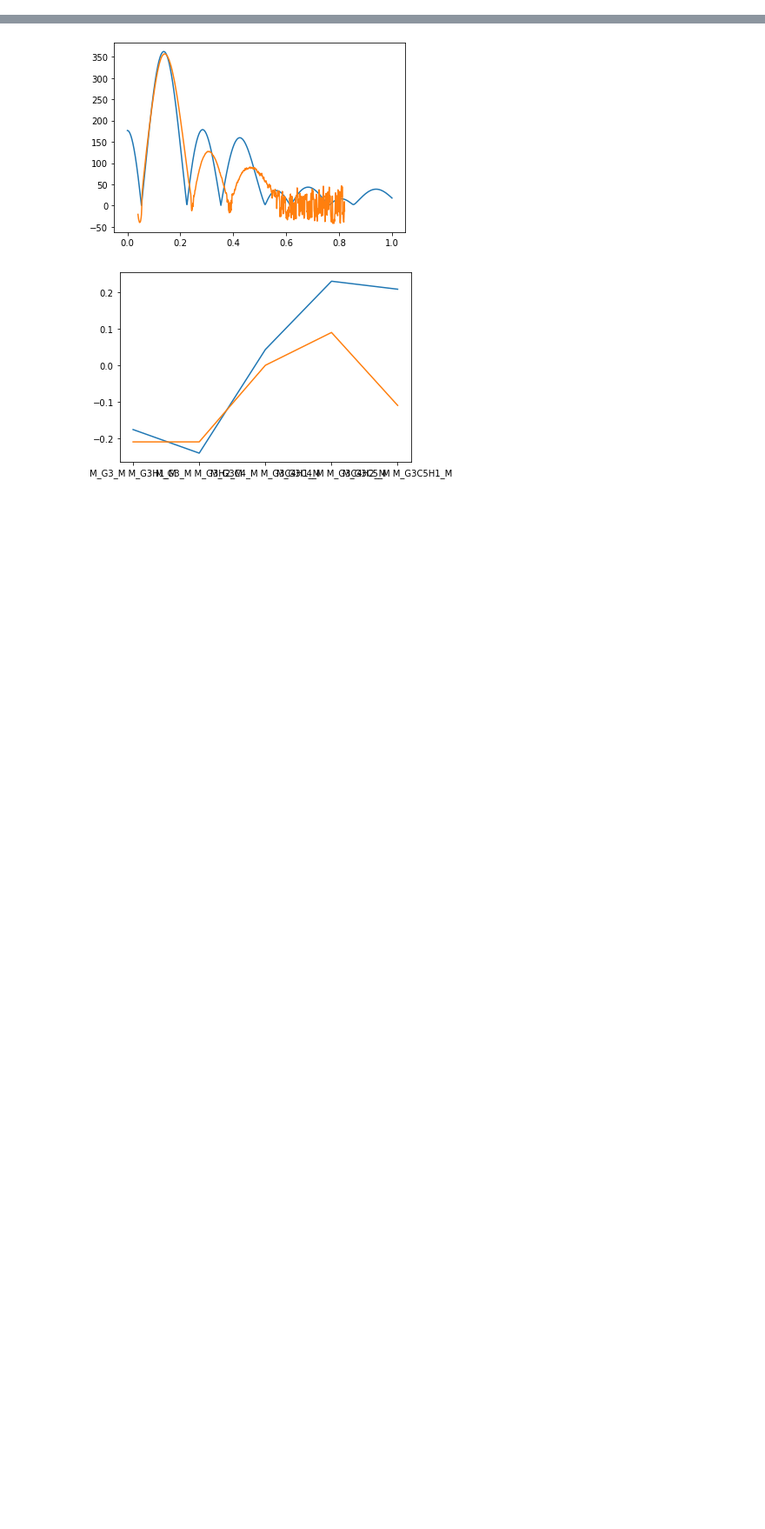
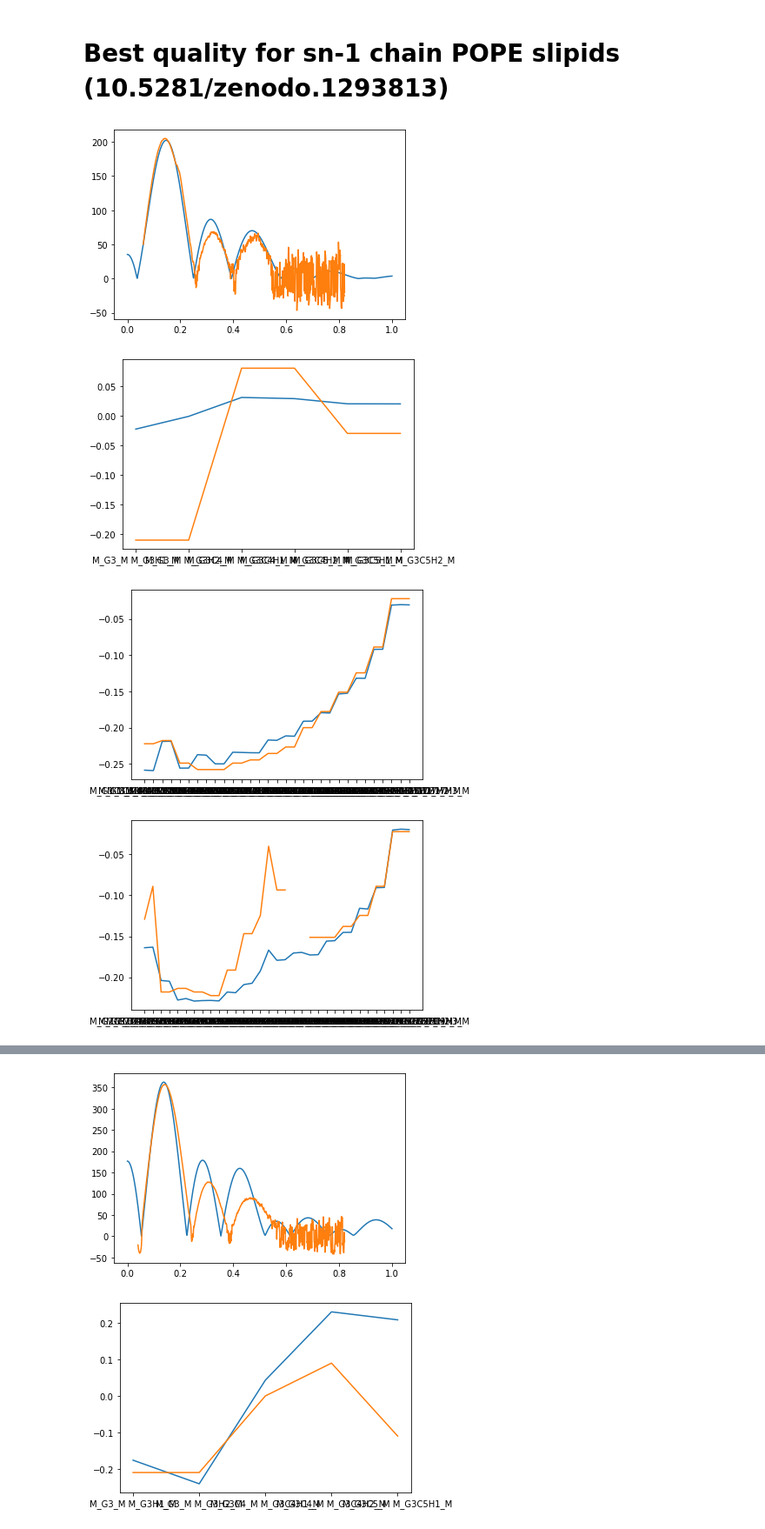
Before and after one commit to NMRLipids/DataBankManuscript, a Jupyter notebook: scripts/plotSimulation.ipynb, the cells around one changed output, grey strips where cells are left out. Shown: that part at 87% size. Drawn from its saved outputs; the diff is of its cells as text; code cells hidden in the pictures; blank space fills up the shorter version.

Commit message:
Update plot simulation

```diff
--- a/scripts/plotSimulation.ipynb
+++ b/scripts/plotSimulation.ipynb
@@ -101,0 +111,9 @@ def plotSimulation(path, lipid):
+# %% [markdown]
+# Best quality for sn-1 chain POPE slipids (10.5281/zenodo.1293813)
+# %%
+plotSimulation('Simulations/ba8/888/ba888896d74d078c25b29ae4c106c0096146205f/7ac0f9ece8f6b64afaefad36e542a4162bac4b33/','POPE')
+# %% [output]
+[figure, added]
+[figure, added]
+[figure, added]
+[figure, added]
```
Also changed, not shown: parts of 10 cells of this notebook.
